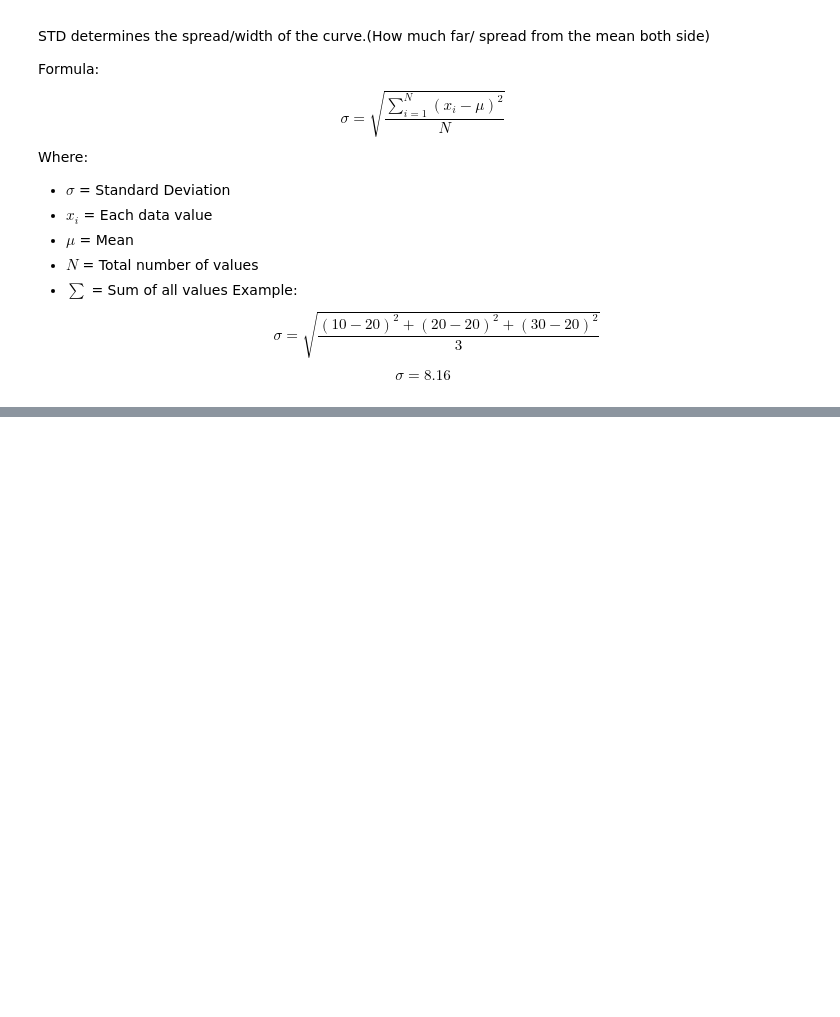
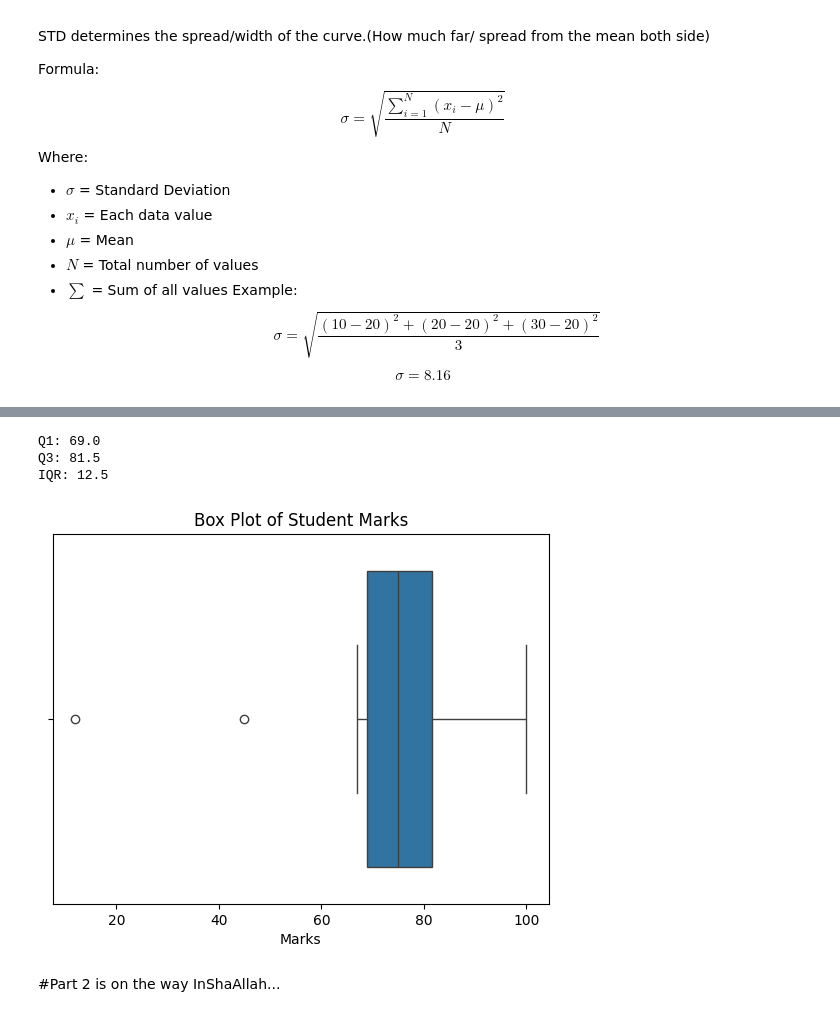
Before and after one commit to TanzilaDewan789/Machine_Learning, a Jupyter notebook: 3.Outlier_Detection.ipynb, the cells around one changed output, grey strips where cells are left out. Saved outputs shown, nothing was run; the diff lists cells and outputs as text; code cells hidden in the pictures; blank space fills up the shorter version.

Commit message:
Part one

```diff
--- a/3.Outlier_Detection.ipynb
+++ b/3.Outlier_Detection.ipynb
@@ -81,0 +494,32 @@ $$
+# %%
+import numpy as np
+
+marks = [12,45,67,68,70,72,73,75,76,80,81,82,84,91,100]
+
+Q1 = np.percentile(marks, 25)
+Q3 = np.percentile(marks, 75)
+
+IQR = Q3 - Q1
+
+print("Q1:", Q1)
+print("Q3:", Q3)
+print("IQR:", IQR)# approx - 14
+# %% [output]
+Q1: 69.0
+Q3: 81.5
+IQR: 12.5
+# %%
+import matplotlib.pyplot as plt
+import seaborn as sns
+
+marks = [12, 45, 67, 68, 70, 72, 73, 75, 76, 80, 81, 82, 84, 91, 100]
+
+sns.boxplot(x=marks)
+
+plt.title("Box Plot of Student Marks")
+plt.xlabel("Marks")
+plt.show()
+# %% [output]
+[figure, added]
+# %% [markdown]
+#Part 2 is on the way InShaAllah...
```
Also changed, not shown: parts of 14 cells of this notebook.
